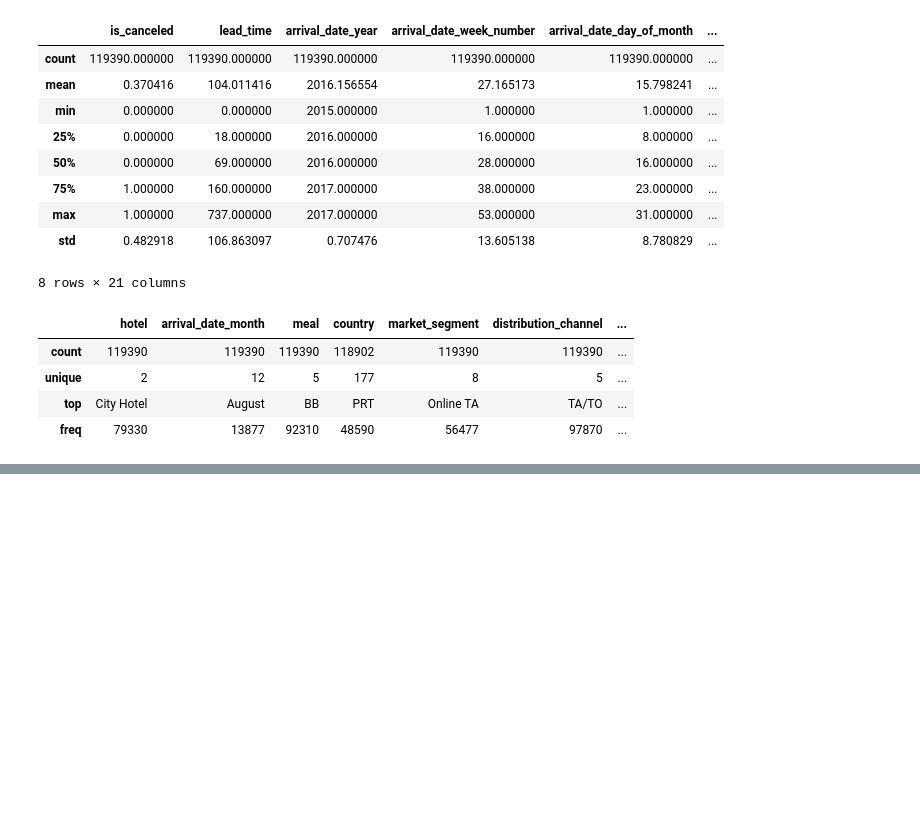
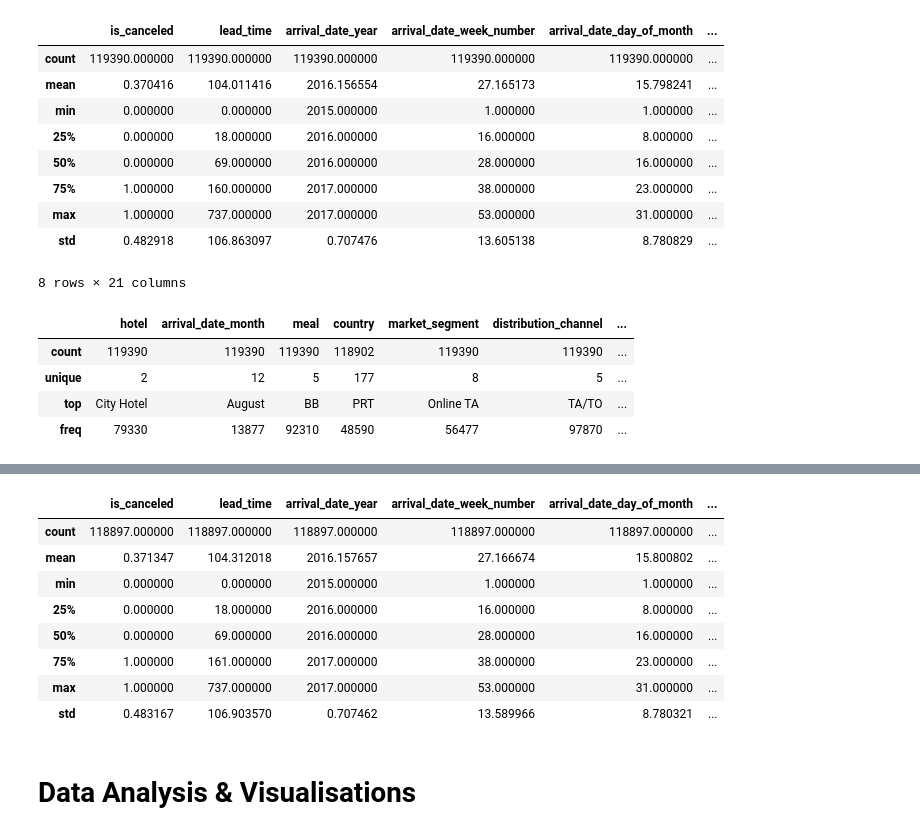
Before and after one commit to HafshaWahab/Hotel-Booking-Analysis-Python-, a Jupyter notebook: hotel-booking-analysis.ipynb, the cells around one changed output, grey strips where cells are left out. Saved outputs shown, nothing was run; the diff lists cells and outputs as text; code cells hidden in the pictures; blank space fills up the shorter version.

Commit message:
Kaggle Notebook | Hotel Booking Analysis | Version 3

```diff
--- a/hotel-booking-analysis.ipynb
+++ b/hotel-booking-analysis.ipynb
@@ -135,0 +223,17 @@ df.describe(include = 'object')
+# %%
+#There is a huge outlier in 'adr' column so we will keep only the values below 5000.
+df = df[df['adr']<5000]
+# %%
+df.describe()
+# %% [output]
+|  | is_canceled | lead_time | arrival_date_year | arrival_date_week_number | arrival_date_day_of_month | ... |
+| count | 118897.000000 | 118897.000000 | 118897.000000 | 118897.000000 | 118897.000000 | ... |
+| mean | 0.371347 | 104.312018 | 2016.157657 | 27.166674 | 15.800802 | ... |
+| min | 0.000000 | 0.000000 | 2015.000000 | 1.000000 | 1.000000 | ... |
+| 25% | 0.000000 | 18.000000 | 2016.000000 | 16.000000 | 8.000000 | ... |
+| 50% | 0.000000 | 69.000000 | 2016.000000 | 28.000000 | 16.000000 | ... |
+| 75% | 1.000000 | 161.000000 | 2017.000000 | 38.000000 | 23.000000 | ... |
+| max | 1.000000 | 737.000000 | 2017.000000 | 53.000000 | 31.000000 | ... |
+| std | 0.483167 | 106.903570 | 0.707462 | 13.589966 | 8.780321 | ... |
+# %% [markdown]
+# Data Analysis & Visualisations
```
Also changed, not shown: parts of 6 cells of this notebook.
